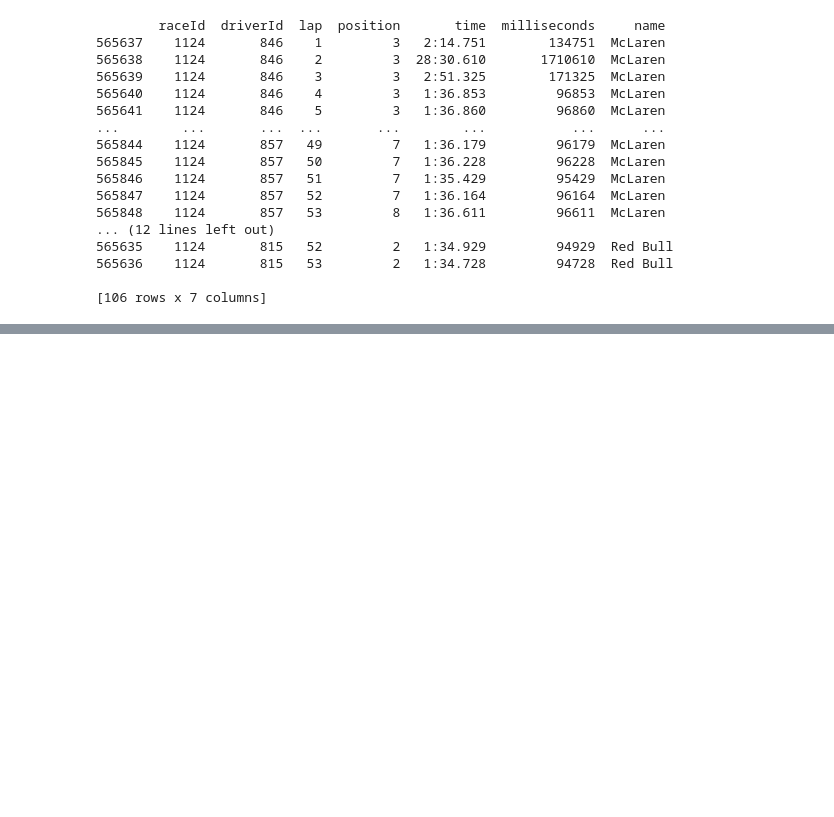
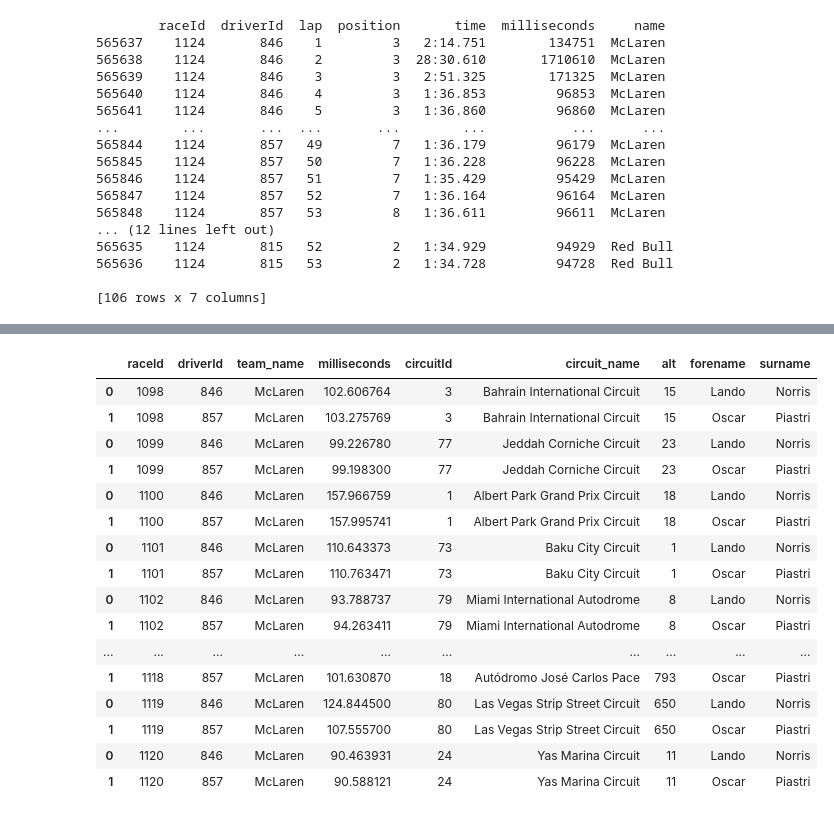
Before and after one commit to MichaelAngeloTheFirst/Formula1-Dataset-Exploration, a Jupyter notebook: f1_exploration.ipynb, the cells around one changed output, grey strips where cells are left out. Saved outputs shown, nothing was run; the diff lists cells and outputs as text; code cells hidden in the pictures; blank space fills up the shorter version.

```diff
--- a/f1_exploration.ipynb
+++ b/f1_exploration.ipynb
@@ -467,3 +466,15 @@ def get_mean_lap_time(constructor_lap_times):
+# %%
+def get_mean_lap_time(constructor_lap_times):
+    constructor_lap_times = constructor_lap_times.sort_values(by=['driverId', 'lap'])
+
+    mean_time = constructor_lap_times.groupby(['raceId','driverId', 'name'])['milliseconds'].mean()/1000
+    mean_time = mean_time.to_frame()
+    mean_time = mean_time.reset_index()
+    mean_time = mean_time.merge(races[['raceId', 'circuitId']], on='raceId', how='left')
+    mean_time = mean_time.merge(circuits[['circuitId', 'name','alt']], on='circuitId', how='left')
+    mean_time = mean_time.merge(drivers[['driverId', 'forename', 'surname']], on='driverId', how='left')
+    mean_time = mean_time.rename(columns={'name_x': 'team_name', 'name_y': 'circuit_name'})
+    return mean_time
 # %%
 print(get_mean_lap_time(mclaren_lap_times))
 # %% [output]
@@ -473,0 +552,37 @@ Name: milliseconds, dtype: float64
+# %%
+
+
+
+
+# display(current_season_tracks)
+# X = current_season_tracks['alt']
+# display(X)
+# X = list((current_season_tracks['alt'], current_season_tracks['location']))
+
+#raceId	driverId	name_x	milliseconds	circuitId	name_y	alt	forename	surname make dataframe
+Y = pd.DataFrame(columns=['raceId', 'driverId', 'team_name', 'milliseconds', 'circuitId', 'circuit_name', 'alt', 'forename', 'surname'])
+
+
+for index, row in races_2023.iterrows():
+    Y = pd.concat([Y, get_mean_lap_time(get_constructor_race_laptimes(1, row['raceId']))])
+    # Y.concat(get_mean_lap_time(get_constructor_race_laptimes(1, row['raceId'])))
+
+display(Y)
+# %% [output]
+|  | raceId | driverId | team_name | milliseconds | circuitId | circuit_name | alt | forename | surname |
+| 0 | 1098 | 846 | McLaren | 102.606764 | 3 | Bahrain International Circuit | 15 | Lando | Norris |
+| 1 | 1098 | 857 | McLaren | 103.275769 | 3 | Bahrain International Circuit | 15 | Oscar | Piastri |
+| 0 | 1099 | 846 | McLaren | 99.226780 | 77 | Jeddah Corniche Circuit | 23 | Lando | Norris |
+| 1 | 1099 | 857 | McLaren | 99.198300 | 77 | Jeddah Corniche Circuit | 23 | Oscar | Piastri |
+| 0 | 1100 | 846 | McLaren | 157.966759 | 1 | Albert Park Grand Prix Circuit | 18 | Lando | Norris |
+| 1 | 1100 | 857 | McLaren | 157.995741 | 1 | Albert Park Grand Prix Circuit | 18 | Oscar | Piastri |
+| 0 | 1101 | 846 | McLaren | 110.643373 | 73 | Baku City Circuit | 1 | Lando | Norris |
+| 1 | 1101 | 857 | McLaren | 110.763471 | 73 | Baku City Circuit | 1 | Oscar | Piastri |
+| 0 | 1102 | 846 | McLaren | 93.788737 | 79 | Miami International Autodrome | 8 | Lando | Norris |
+| 1 | 1102 | 857 | McLaren | 94.263411 | 79 | Miami International Autodrome | 8 | Oscar | Piastri |
+| ... | ... | ... | ... | ... | ... | ... | ... | ... | ... |
+| 1 | 1118 | 857 | McLaren | 101.630870 | 18 | Autódromo José Carlos Pace | 793 | Oscar | Piastri |
+| 0 | 1119 | 846 | McLaren | 124.844500 | 80 | Las Vegas Strip Street Circuit | 650 | Lando | Norris |
+| 1 | 1119 | 857 | McLaren | 107.555700 | 80 | Las Vegas Strip Street Circuit | 650 | Oscar | Piastri |
+| 0 | 1120 | 846 | McLaren | 90.463931 | 24 | Yas Marina Circuit | 11 | Lando | Norris |
+| 1 | 1120 | 857 | McLaren | 90.588121 | 24 | Yas Marina Circuit | 11 | Oscar | Piastri |
```
Also changed, not shown: parts of 11 cells of this notebook.
